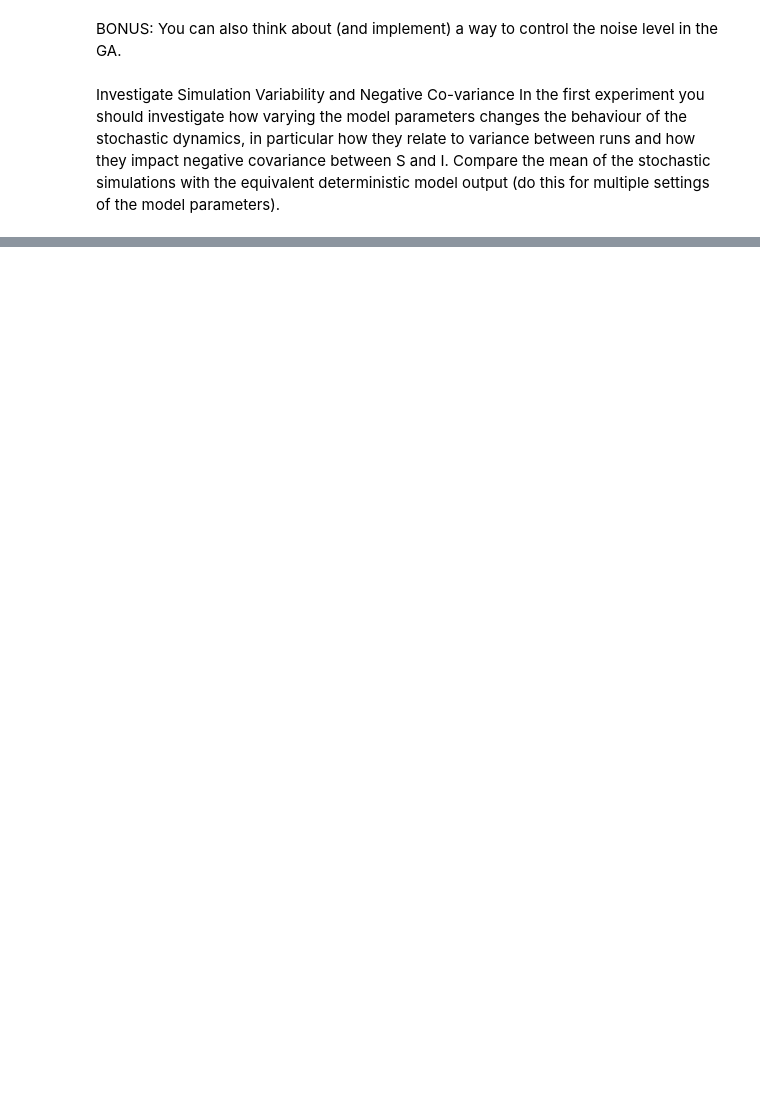
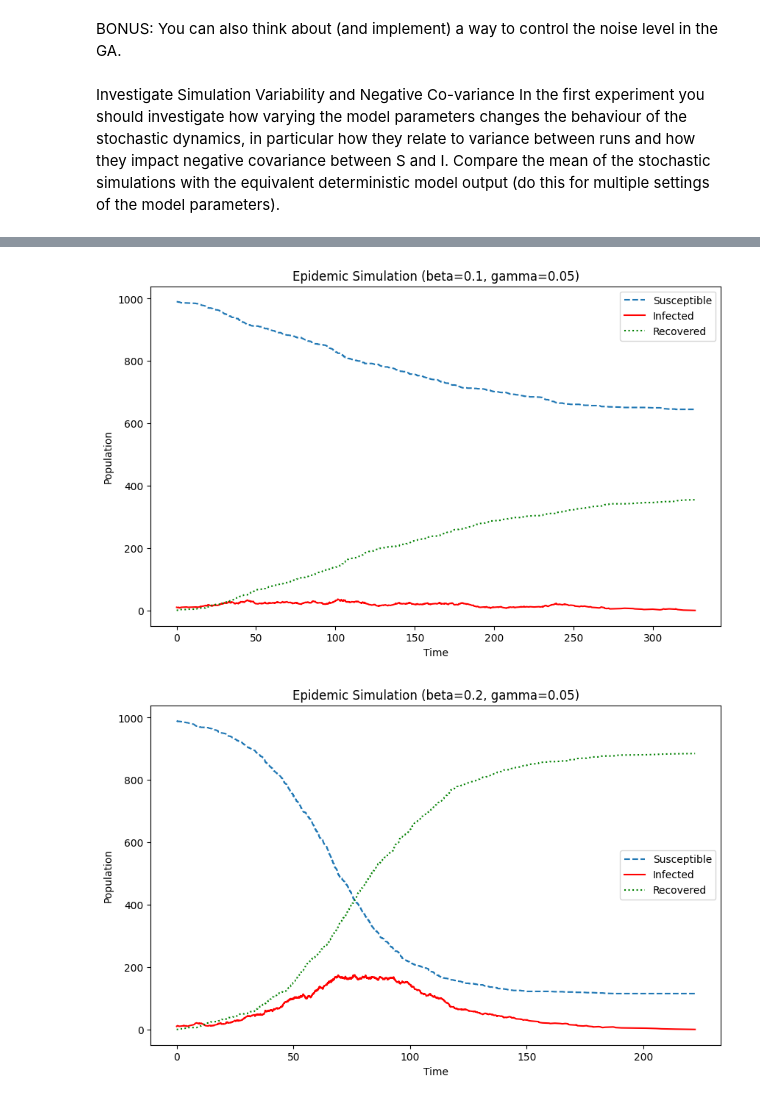
Before and after one commit to NitaiNijholt/CLSassignment2, a Jupyter notebook: assingnment_K.ipynb, the cells around one changed output, grey strips where cells are left out. Cells and saved outputs as stored; diff of their text form; code cells hidden in the pictures; blank space fills up the shorter version.

```diff
--- a/assingnment_K.ipynb
+++ b/assingnment_K.ipynb
@@ -309,0 +324,29 @@ plt.show()
+# %%
+def plot_epidemic(S, I, R, t, title):
+    plt.figure(figsize=(10, 6))
+    plt.plot(t, S, label='Susceptible', linestyle='--')
+    plt.plot(t, I, label='Infected', linestyle='-', color='red')
+    plt.plot(t, R, label='Recovered', linestyle=':', color='green')
+    plt.title(title)
+    plt.xlabel('Time')
+    plt.ylabel('Population')
+    plt.legend()
+    plt.show()
+
+# Parameters
+S_init = 990
+I_init = 10
+R_init = 0
+tend = 500
+noise_controller = 0.8
+
+# Vary beta for stochastic resonance
+beta_values = [0.1, 0.2, 0.5, 1.0, 2.0]
+
+for beta in beta_values:
+    S, I, R, t = Gillespies(S_init, I_init, R_init, tend, beta, gamma, noise_controller)
+    title = f'Epidemic Simulation (beta={beta}, gamma={gamma})'
+    plot_epidemic(S, I, R, t, title)
+# %% [output]
+[figure, added]
+[figure, added]
```
Also changed, not shown: parts of 8 cells of this notebook, 1 other file.
